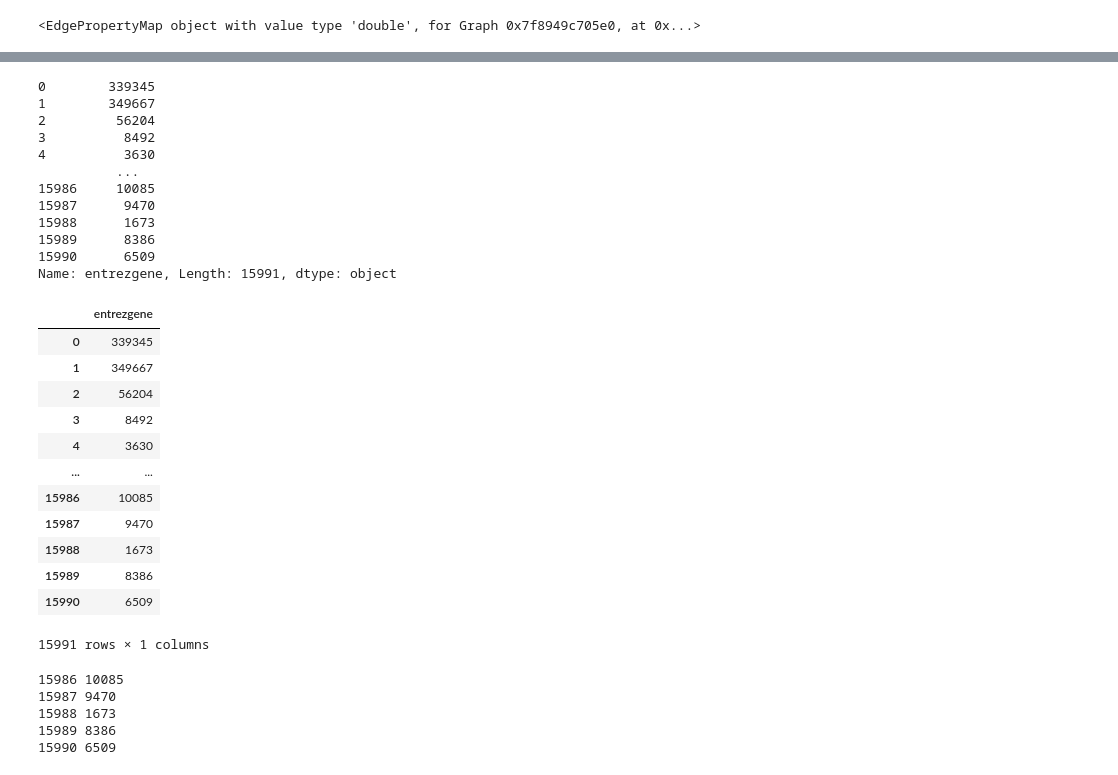
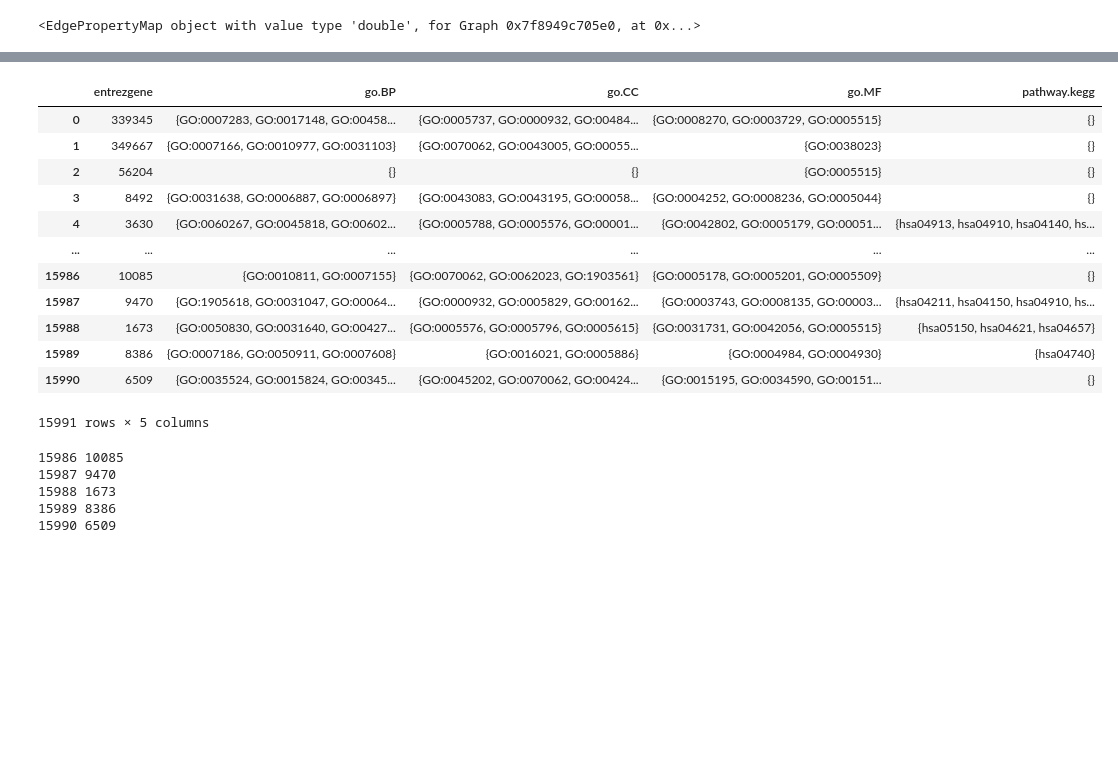
Before and after one commit to bionetslab/digest, a Jupyter notebook: jupyter/testing.ipynb, the cells around one changed output, grey strips where cells are left out. Saved outputs shown, nothing was run; the diff lists cells and outputs as text; code cells hidden in the pictures; blank space fills up the shorter version.

```diff
--- a/jupyter/testing.ipynb
+++ b/jupyter/testing.ipynb
@@ -189,34 +205,23 @@ df
+# %%
+def combine_rows(x):
+    return set(filter(None, x.split(';')))
+df[df.columns[1:]] = df[df.columns[1:]].fillna('').applymap(combine_rows)
 # %%
-df['entrezgene']
+df
 # %% [output]
+|  | entrezgene | go.BP | go.CC | go.MF | pathway.kegg |
+| 0 | 339345 | {GO:0007283, GO:0017148, GO:00458... | {GO:0005737, GO:0000932, GO:00484... | {GO:0008270, GO:0003729, GO:0005515} | {} |
+| 1 | 349667 | {GO:0007166, GO:0010977, GO:0031103} | {GO:0070062, GO:0043005, GO:00055... | {GO:0038023} | {} |
+| 2 | 56204 | {} | {} | {GO:0005515} | {} |
+| 3 | 8492 | {GO:0031638, GO:0006887, GO:0006897} | {GO:0043083, GO:0043195, GO:00058... | {GO:0004252, GO:0008236, GO:0005044} | {} |
+| 4 | 3630 | {GO:0060267, GO:0045818, GO:00602... | {GO:0005788, GO:0005576, GO:00001... | {GO:0042802, GO:0005179, GO:00051... | {hsa04913, hsa04910, hsa04140, hs... |
+| ... | ... | ... | ... | ... | ... |
+| 15986 | 10085 | {GO:0010811, GO:0007155} | {GO:0070062, GO:0062023, GO:1903561} | {GO:0005178, GO:0005201, GO:0005509} | {} |
+| 15987 | 9470 | {GO:1905618, GO:0031047, GO:00064... | {GO:0000932, GO:0005829, GO:00162... | {GO:0003743, GO:0008135, GO:00003... | {hsa04211, hsa04150, hsa04910, hs... |
+| 15988 | 1673 | {GO:0050830, GO:0031640, GO:00427... | {GO:0005576, GO:0005796, GO:0005615} | {GO:0031731, GO:0042056, GO:0005515} | {hsa05150, hsa04621, hsa04657} |
+| 15989 | 8386 | {GO:0007186, GO:0050911, GO:0007608} | {GO:0016021, GO:0005886} | {GO:0004984, GO:0004930} | {hsa04740} |
+| 15990 | 6509 | {GO:0035524, GO:0015824, GO:00345... | {GO:0045202, GO:0070062, GO:00424... | {GO:0015195, GO:0034590, GO:00151... | {} |
-0        339345
-1        349667
-2         56204
-3          8492
-4          3630
-          ...
-15986     10085
-15987      9470
-15988      1673
-15989      8386
-15990      6509
-Name: entrezgene, Length: 15991, dtype: object
+15991 rows × 5 columns
-# %%
-df[['entrezgene']]
-# %% [output]
-|  | entrezgene |
-| 0 | 339345 |
-| 1 | 349667 |
-| 2 | 56204 |
-| 3 | 8492 |
-| 4 | 3630 |
-| ... | ... |
-| 15986 | 10085 |
-| 15987 | 9470 |
-| 15988 | 1673 |
-| 15989 | 8386 |
-| 15990 | 6509 |
-15991 rows × 1 columns
 # %%
 for index, value in enumerate(df.entrezgene[15986:], start=15986):
     print(index, value)
```
Also changed, not shown: parts of 7 cells of this notebook, 8 other files.
